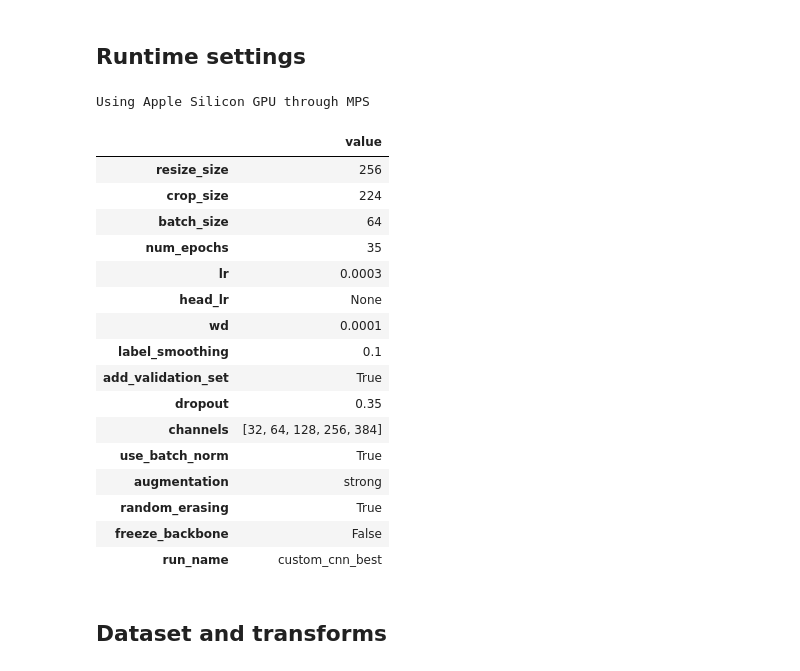
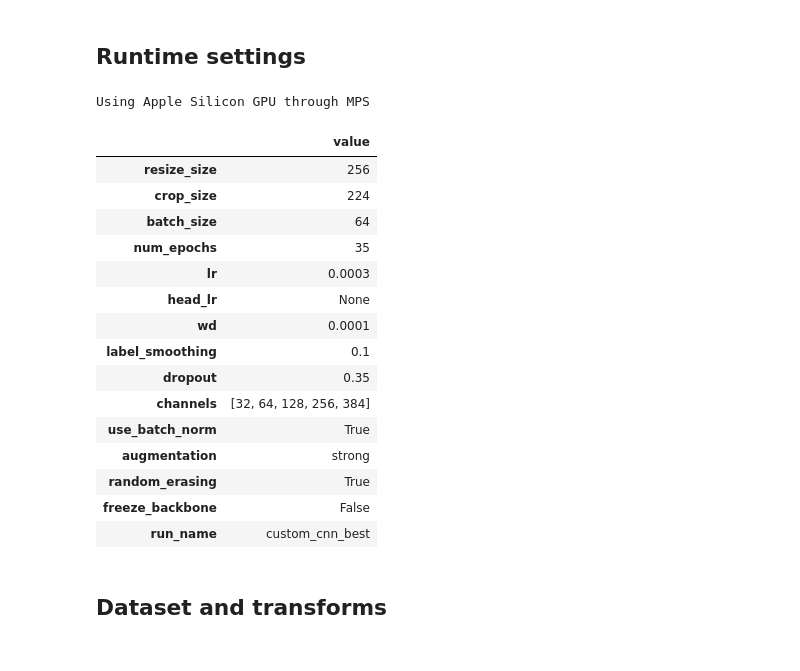
Before and after one commit to mohamadch91/UNIBO_IPCV_Image_classification, a Jupyter notebook: assignment_module_two.ipynb, the cells around one changed output. Drawn from its saved outputs; the diff is of its cells as text; code cells hidden in the pictures.

```diff
--- a/assignment_module_two.ipynb
+++ b/assignment_module_two.ipynb
@@ -97,6 +97,7 @@ path_data = path_default / Path("data")
 path_outputs = path_default / Path("outputs")
 path_ckpts = path_default / path_outputs / "ckpts"
 path_histories = path_outputs / "histories"
+path_plots = path_outputs / "plots"
 
 # check if paths not exist make it
 if not path_default.exists():
@@ -109,7 +110,8 @@ if not path_ckpts.exists():
     path_ckpts.mkdir()
 if not path_histories.exists():
     path_histories.mkdir()
-
+if not path_plots.exists():
+    path_plots.mkdir()
 DOWNLOAD_DATA = True
 RUN_TRAINING = True
 FAST_DEV_RUN = False
@@ -122,34 +124,33 @@ cfg = {
     "batch_size": 64,
     "num_epochs": 35,
 
     "lr": 3e-4,
     "head_lr": None,
     "wd": 1e-4,
     "label_smoothing": 0.1,
 
     "dropout": 0.35,
     "channels": [32, 64, 128, 256, 384],
     "use_batch_norm": True,
     "augmentation": "strong",
     "random_erasing": True,
     "freeze_backbone": False,
 
     "run_name": "custom_cnn_best"
 }
 
 pd.DataFrame.from_dict(cfg, orient="index", columns=["value"])
 # %% [output]
 Using Apple Silicon GPU through MPS
 |  | value |
 | resize_size | 256 |
 | crop_size | 224 |
 | batch_size | 64 |
 | num_epochs | 35 |
 | lr | 0.0003 |
 | head_lr | None |
 | wd | 0.0001 |
 | label_smoothing | 0.1 |
-| add_validation_set | True |
 | dropout | 0.35 |
 | channels | [32, 64, 128, 256, 384] |
 | use_batch_norm | True |
```
Also changed, not shown: parts of 4 cells of this notebook, 1 other file.
